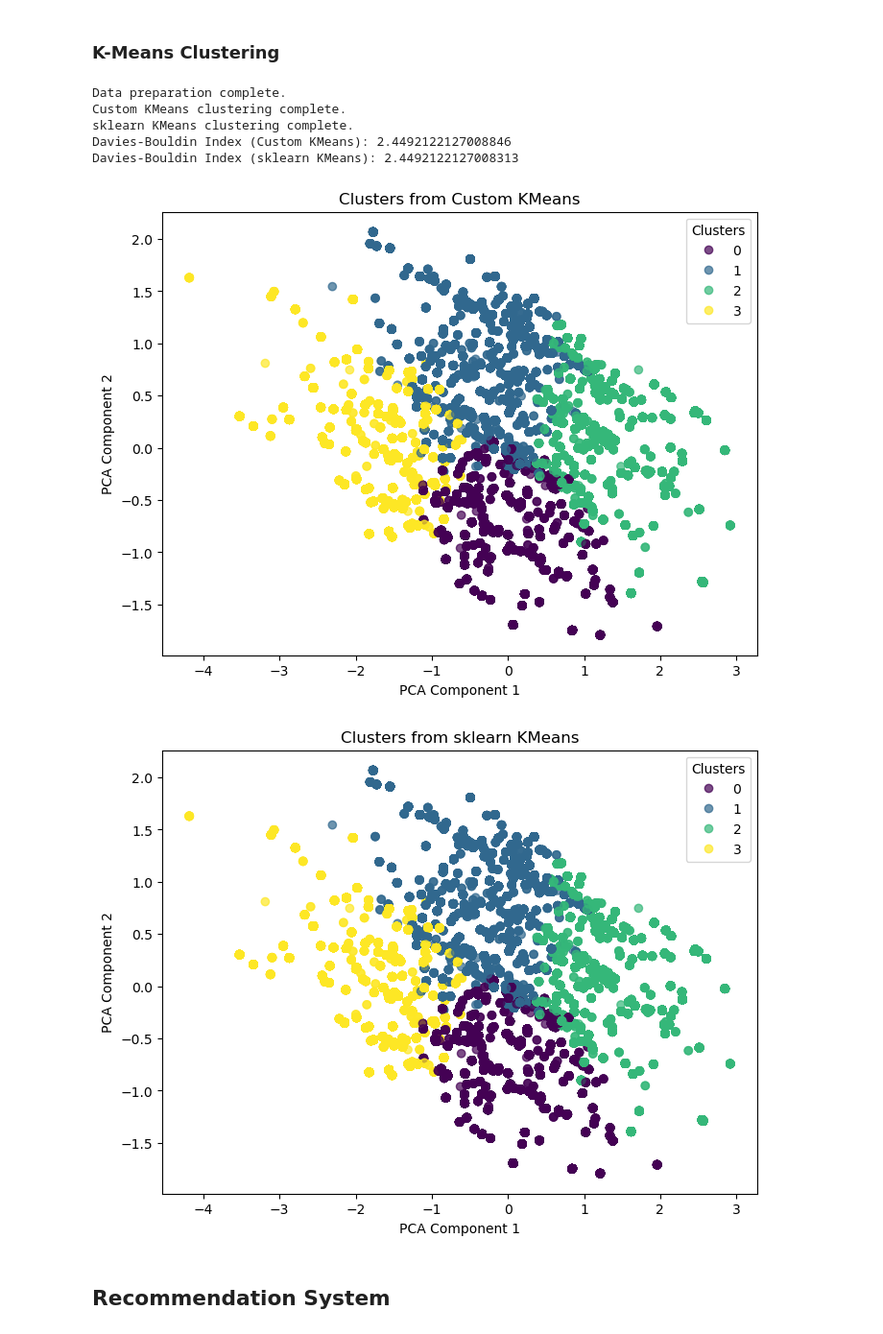
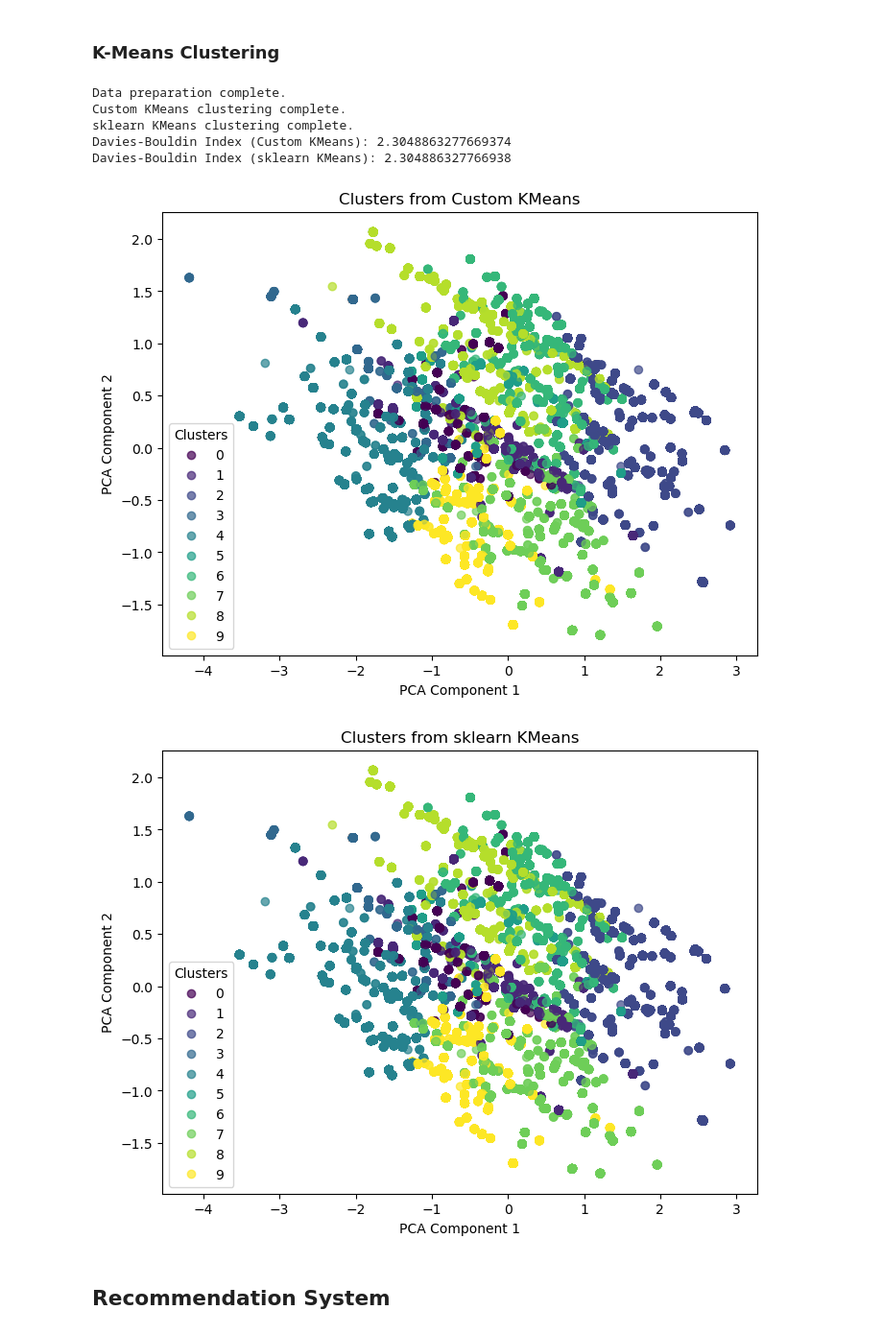
Before and after one commit to albert-moller/BookRecommender, a Jupyter notebook: recommendation_system.ipynb, the cells around one changed output. Shown at 96% size. Cells and saved outputs as stored; diff of their text form; code cells hidden in the pictures.

```diff
--- a/recommendation_system.ipynb
+++ b/recommendation_system.ipynb
@@ -740,18 +763,18 @@ class KMeansClustering:
         self.visualize_clusters(self.sklearn_labels, "Clusters from sklearn KMeans")
 # %%
 # Initialize the clustering class
-clustering = KMeansClustering(train_data, n_clusters=4, random_state=42)
+clustering = KMeansClustering(train_data, n_clusters=10, random_state=42)
 
 # Run all steps
 clustering.run_all()
 # %% [output]
 Data preparation complete.
 Custom KMeans clustering complete.
 sklearn KMeans clustering complete.
-Davies-Bouldin Index (Custom KMeans): 2.4492122127008846
-Davies-Bouldin Index (sklearn KMeans): 2.4492122127008313
+Davies-Bouldin Index (Custom KMeans): 2.3048863277669374
+Davies-Bouldin Index (sklearn KMeans): 2.304886327766938
-[figure, old version]
+[figure, new version]
-[figure, old version]
+[figure, new version]
 # %% [markdown]
 ## **Recommendation System**
 # %% [markdown]
```
Also changed, not shown: parts of 9 cells of this notebook.
